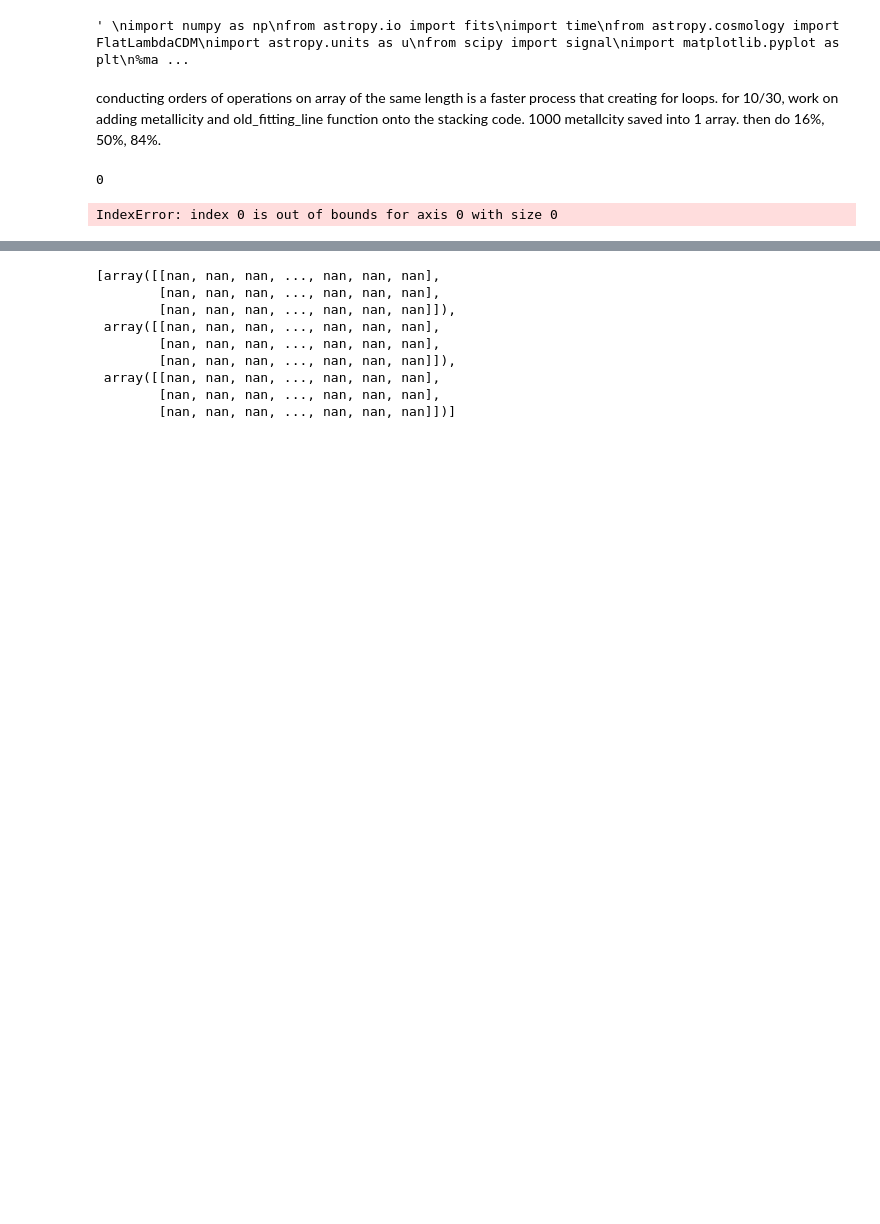
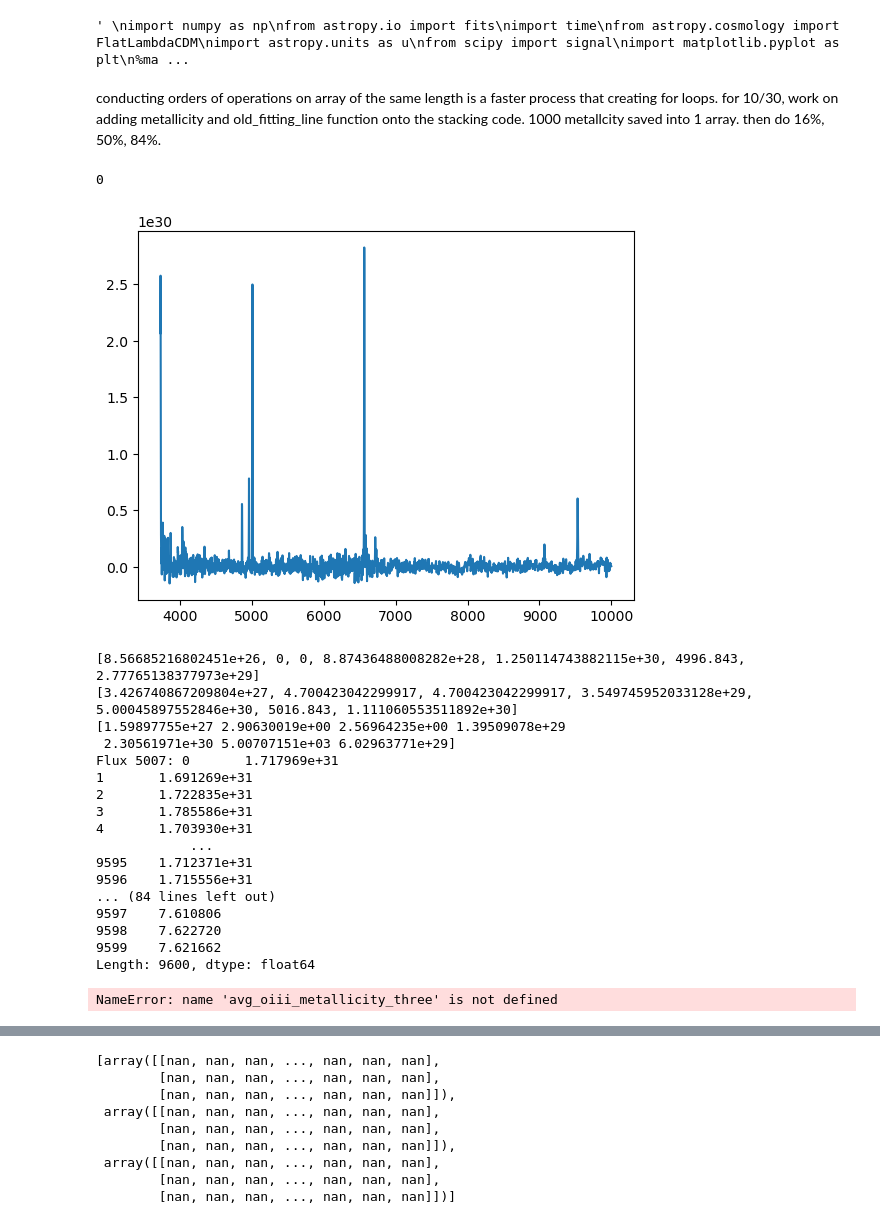
Before and after one commit to astroscar09/VIP_Debug, a Jupyter notebook: (8) Bootstrap Stacking Method-Copy1.ipynb, the cells around one changed output, grey strips where cells are left out. Drawn from its saved outputs; the diff is of its cells as text; code cells hidden in the pictures; blank space fills up the shorter version.

```diff
--- a/(8) Bootstrap Stacking Method-Copy1.ipynb
+++ b/(8) Bootstrap Stacking Method-Copy1.ipynb
@@ -487,12 +483,12 @@ flux_error = main_table['FLUX_ERROR']
 flags = main_table['FLAGS']
 R_values= main_table['R VALUES']
 # %%
-for i in range(1, 10):
-    z_mask = (main_table['NEW_REDSHIFT'] > i) & (main_table['NEW_REDSHIFT'] < i+1) & (main_table['R VALUES'] == "Yes") & (main_table['FLAGS']==True)
-    check = main_table[z_mask]
+# for i in range(1, 10):
+#     z_mask = (main_table['NEW_REDSHIFT'] > i) & (main_table['NEW_REDSHIFT'] < i+1) & (main_table['R VALUES'] == "Yes") & (main_table['FLAGS']==True)
+#     check = main_table[z_mask]
 
-    plt.figure(figsize = (12, 7))
-    for x, y in zip(check['REST_FRAME_WAVELENGTH']*10000, check['FLUX_INSTRINSIC']):
-        plt.plot(x, y)
-        plt.xlim(3000, 10000)
-    plt.show()
+#     plt.figure(figsize = (12, 7))
+#     for x, y in zip(check['REST_FRAME_WAVELENGTH']*10000, check['FLUX_INSTRINSIC']):
+#         plt.plot(x, y)
+#         plt.xlim(3000, 10000)
+#     plt.show()
@@ -685,6 +671,8 @@ wavemin, wavemax, delwave = 2000, 10000, 0.01
 gridwl = np.arange(wavemin, wavemax, delwave)
 nwave = len(gridwl)
 q_master = []
+
+wave_mask = (4200 <= gridwl) & (gridwl <= 5200)
 
 cosmo = FlatLambdaCDM(H0=70 * u.km / u.s / u.Mpc, Om0=0.3)
 scaling_factor_const = 4 * np.pi  # Precompute constant factor
@@ -720,8 +708,8 @@ for k in range(1, 10):
 
     # Preprocess all spectra and interpolate once
     for i in range(speccount):
-        flux = flux_data[i]
-        flux_error = flux_error_data[i]
+        flux = flux_data[i] * 1e-23 #Converting Jy to erg/s/cm^2/Hz
+        flux_error = flux_error_data[i] * 1e-23
         wavelength = wavelengths[i]
 
         # Mask bad pixels and interpolate once
@@ -740,33 +728,59 @@ for k in range(1, 10):
 
         interpolated_flux = np.interp(gridwl, wavelength, scaled_flux, left=np.nan, right=np.nan)
         interpolated_flux_error = np.interp(gridwl, wavelength, scaled_flux_error, left=np.nan, right=np.nan)
         interpolated_fluxes.append(interpolated_flux)
         interpolated_errors.append(interpolated_flux_error)
 
     # Convert to arrays for efficient access in bootstrap
     interpolated_fluxes = np.array(interpolated_fluxes)
     interpolated_errors = np.array(interpolated_errors)
 
 
     for b in range(n_bootstrap):
         print(b)
         # Random sampling with replacement
         rand_idx = np.random.randint(0, speccount, size=speccount)
         sampled_flux = interpolated_fluxes[rand_idx]
         sampled_flux_error = interpolated_errors[rand_idx]
 
         # Weighted average and error computation
         wt_avg = np.nanmean(sampled_flux, axis=0)
         wt_err = np.nanstd(sampled_flux_error, axis=0)
-
+        plt.figure()
+        plt.plot(gridwl[wave_mask], wt_avg[wave_mask])
+        plt.show()
         # Perform metallicity calculation
 
-        all_metallicities_three = old_fitting_line(gridwl, wt_avg, wt_err, 15, save=False, diagnose=True)
+
+
+        all_metallicities_three = old_fitting_line(gridwl[wave_mask],
+                                                   wt_avg[wave_mask],
+                                                   wt_err[wave_mask], 15, save=False, diagnose=False)
+
+        print(all_metallicities_three)
 
 
     # Compute percentiles for all bootstrapped metallicities
     avg_oiii_metallicity = np.percentile(all_metallicities_three, q=(16, 50, 84), axis=0)
     q_master.append(avg_oiii_metallicity_three)
 # %% [output]
 0
+[figure, added]
-IndexError: index 0 is out of bounds for axis 0 with size 0
+[8.56685216802451e+26, 0, 0, 8.87436488008282e+28, 1.250114743882115e+30, 4996.843, 2.77765138377973e+29]
+[3.426740867209804e+27, 4.700423042299917, 4.700423042299917, 3.549745952033128e+29, 5.00045897552846e+30, 5016.843, 1.111060553511892e+30]
+[1.59897755e+27 2.90630019e+00 2.56964235e+00 1.39509078e+29
+ 2.30561971e+30 5.00707151e+03 6.02963771e+29]
+Flux 5007: 0       1.717969e+31
+1       1.691269e+31
+2       1.722835e+31
+3       1.785586e+31
+4       1.703930e+31
+            ...
+9595    1.712371e+31
+9596    1.715556e+31
+... (84 lines left out)
+9597    7.610806
+9598    7.622720
+9599    7.621662
+Length: 9600, dtype: float64
+NameError: name 'avg_oiii_metallicity_three' is not defined
```
Also changed, not shown: parts of 6 cells of this notebook, 1 other file.
